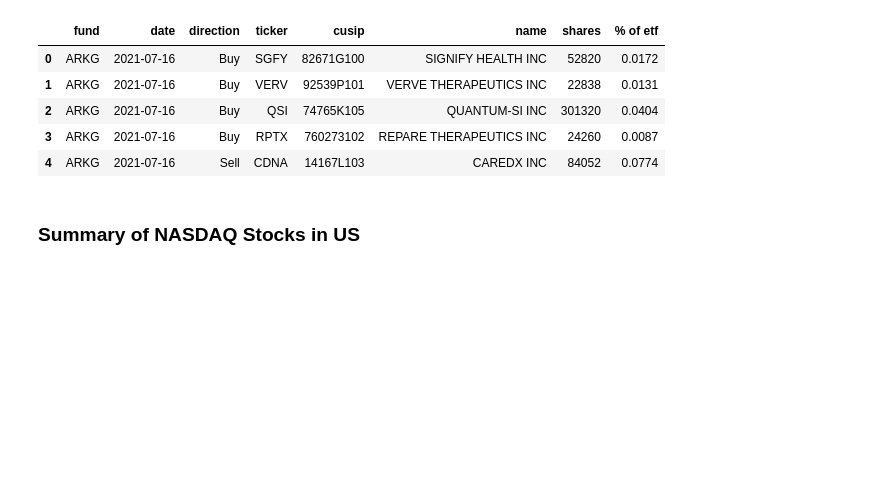
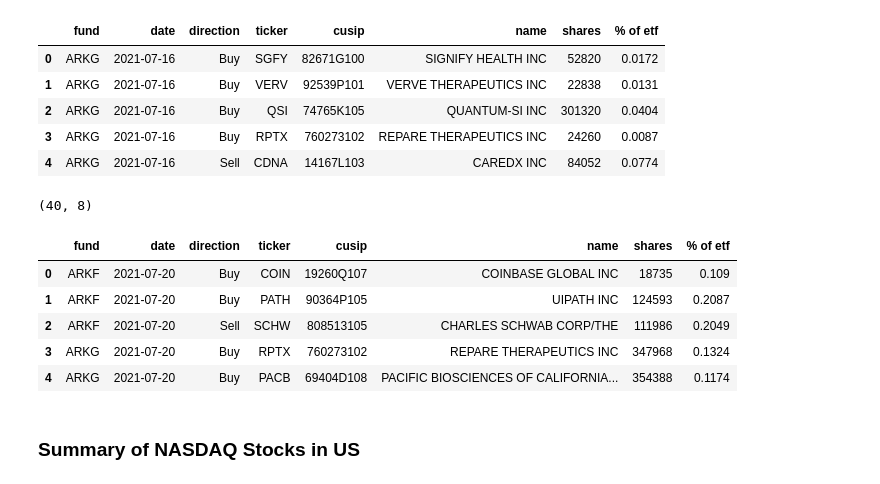
Before and after one commit to Yongliang-Shi/market-prediction, a Jupyter notebook: arks.ipynb, the cells around one changed output. Cells and saved outputs as stored; diff of their text form; code cells hidden in the pictures; blank space fills up the shorter version.

Commit message:
Define a function to clean the daily portfolio adjustments table

```diff
--- a/arks.ipynb
+++ b/arks.ipynb
@@ -127,6 +127,45 @@ df.head()
 | 2 | ARKG | 2021-07-16 | Buy | QSI | 74765K105 | QUANTUM-SI INC | 301320 | 0.0404 |
 | 3 | ARKG | 2021-07-16 | Buy | RPTX | 760273102 | REPARE THERAPEUTICS INC | 24260 | 0.0087 |
 | 4 | ARKG | 2021-07-16 | Sell | CDNA | 14167L103 | CAREDX INC | 84052 | 0.0774 |
+# %%
+# Define a function to preprocess the daily trading record
+
+def clean_daily_portfolio_adjustments(df):
+    '''
+    The function takes the daily portfolio adjustments made by the ARK investment team
+    and return the clean table.
+    '''
+    # Drop the null values
+    df = df.drop([0,1])
+    df = df.drop(columns='Unnamed: 8')
+
+    # Rename the columns
+    col_names = list(df.iloc[0].str.lower().values)
+    df.columns = col_names
+
+    # Delete the redundant row
+    df = df.drop([2])
+
+    # Reset the index
+    df = df.reset_index()
+    df = df.drop(columns='index')
+
+    return df
+# %%
+# Test the defined function
+
+daily_trade = pd.read_csv(f"{tradedb}ARK_Trade_07202021.csv")
+daily_trade = clean_daily_portfolio_adjustments(daily_trade)
+print(daily_trade.shape)
+daily_trade.head()
+# %% [output]
+(40, 8)
+|  | fund | date | direction | ticker | cusip | name | shares | % of etf |
+| 0 | ARKF | 2021-07-20 | Buy | COIN | 19260Q107 | COINBASE GLOBAL INC | 18735 | 0.109 |
+| 1 | ARKF | 2021-07-20 | Buy | PATH | 90364P105 | UIPATH INC | 124593 | 0.2087 |
+| 2 | ARKF | 2021-07-20 | Sell | SCHW | 808513105 | CHARLES SCHWAB CORP/THE | 111986 | 0.2049 |
+| 3 | ARKG | 2021-07-20 | Buy | RPTX | 760273102 | REPARE THERAPEUTICS INC | 347968 | 0.1324 |
+| 4 | ARKG | 2021-07-20 | Buy | PACB | 69404D108 | PACIFIC BIOSCIENCES OF CALIFORNIA... | 354388 | 0.1174 |
 # %% [markdown]
 ### Summary of NASDAQ Stocks in US
 # %%
```
Also changed, not shown: parts of 4 cells of this notebook.
